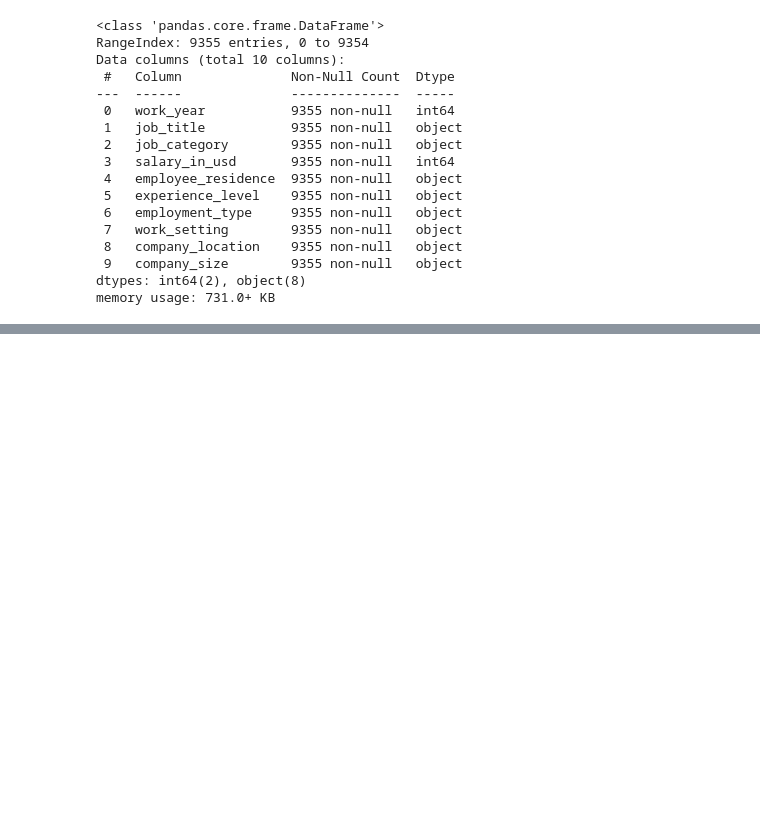
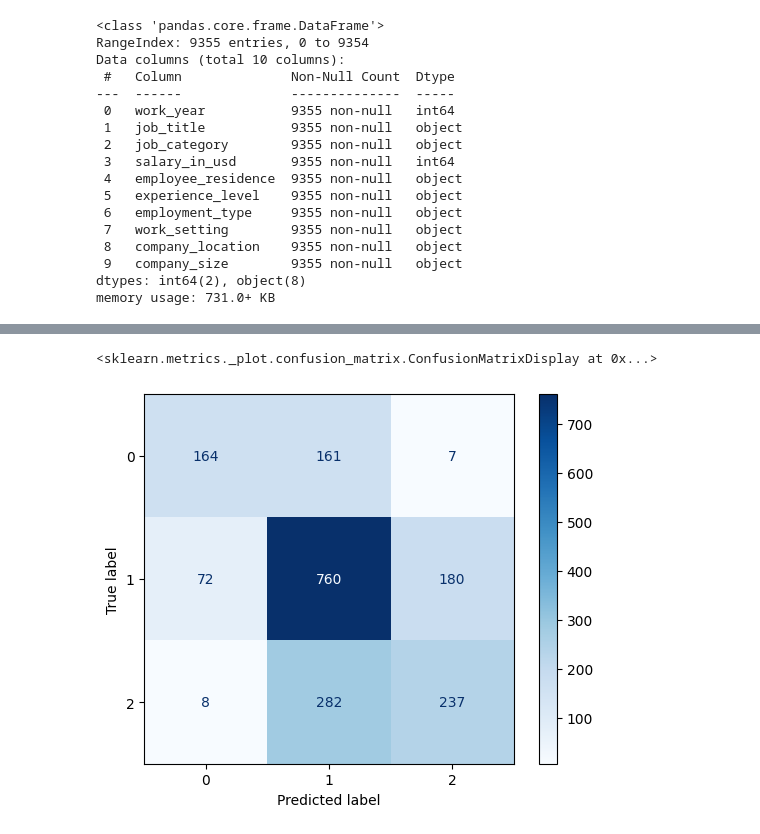
Before and after one commit to StrajnarFilip/UISU-projektna-naloga, a Jupyter notebook: naloga.ipynb, the cells around one changed output, grey strips where cells are left out. Cells and saved outputs as stored; diff of their text form; code cells hidden in the pictures; blank space fills up the shorter version.

Commit message:
Display DecisionTreeClassifier.

```diff
--- a/naloga.ipynb
+++ b/naloga.ipynb
@@ -6,6 +6,8 @@ import sklearn
 from sklearn.model_selection import train_test_split
 from sklearn.preprocessing import StandardScaler
 
+RANDOM_STATE = 50
+
 data = pandas.read_csv("data.csv")
 data
 # %% [output]
@@ -105,0 +111,4 @@ input_train, input_test, output_train, output_test = train_test_split(input_data
+# %%
+scaler = StandardScaler()
+input_train = scaler.fit_transform(input_train)
+input_test = scaler.transform(input_test)
@@ -105,0 +152,6 @@ input_train, input_test, output_train, output_test = train_test_split(input_data
+# %%
+tree = DecisionTreeClassifier(max_depth=10, criterion='gini', min_samples_leaf=1, min_samples_split=3, random_state=RANDOM_STATE)
+tree.fit(input_train, output_train)
+salary_tree = tree.predict(input_test)
+print(tree.score(input_test, output_test))
+cm_tree = confusion_matrix(output_test, salary_tree)
@@ -105,0 +176,8 @@ input_train, input_test, output_train, output_test = train_test_split(input_data
+# %%
+#Displaying confusion matrix of tree:
+import matplotlib as mpl
+display = ConfusionMatrixDisplay(confusion_matrix=cm_tree, display_labels=tree.classes_)
+display.plot(cmap=mpl.cm.Blues)
+# %% [output]
+<sklearn.metrics._plot.confusion_matrix.ConfusionMatrixDisplay at 0x...>
+[figure, added]
```
Also changed, not shown: parts of 10 cells of this notebook, 2 other files.
